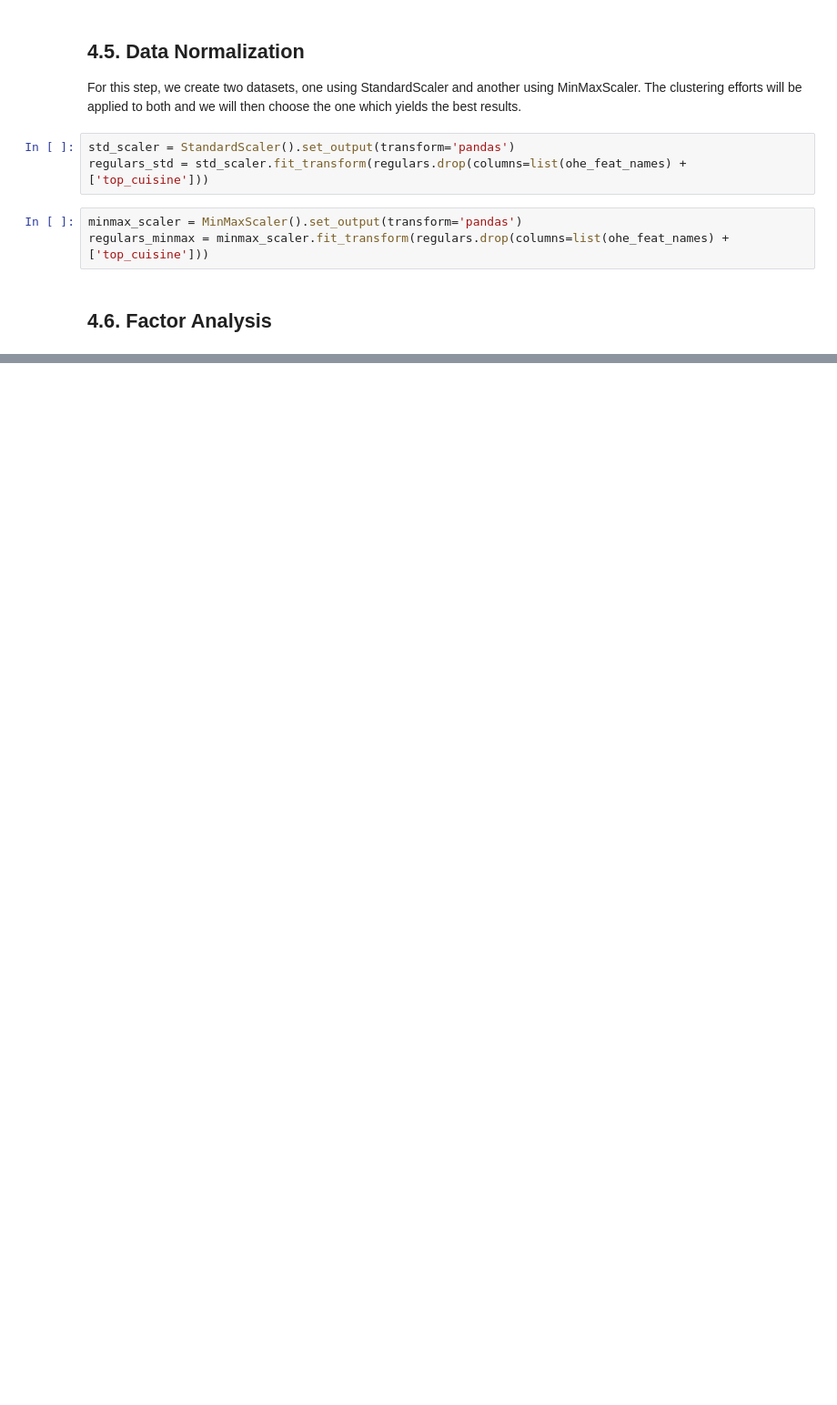
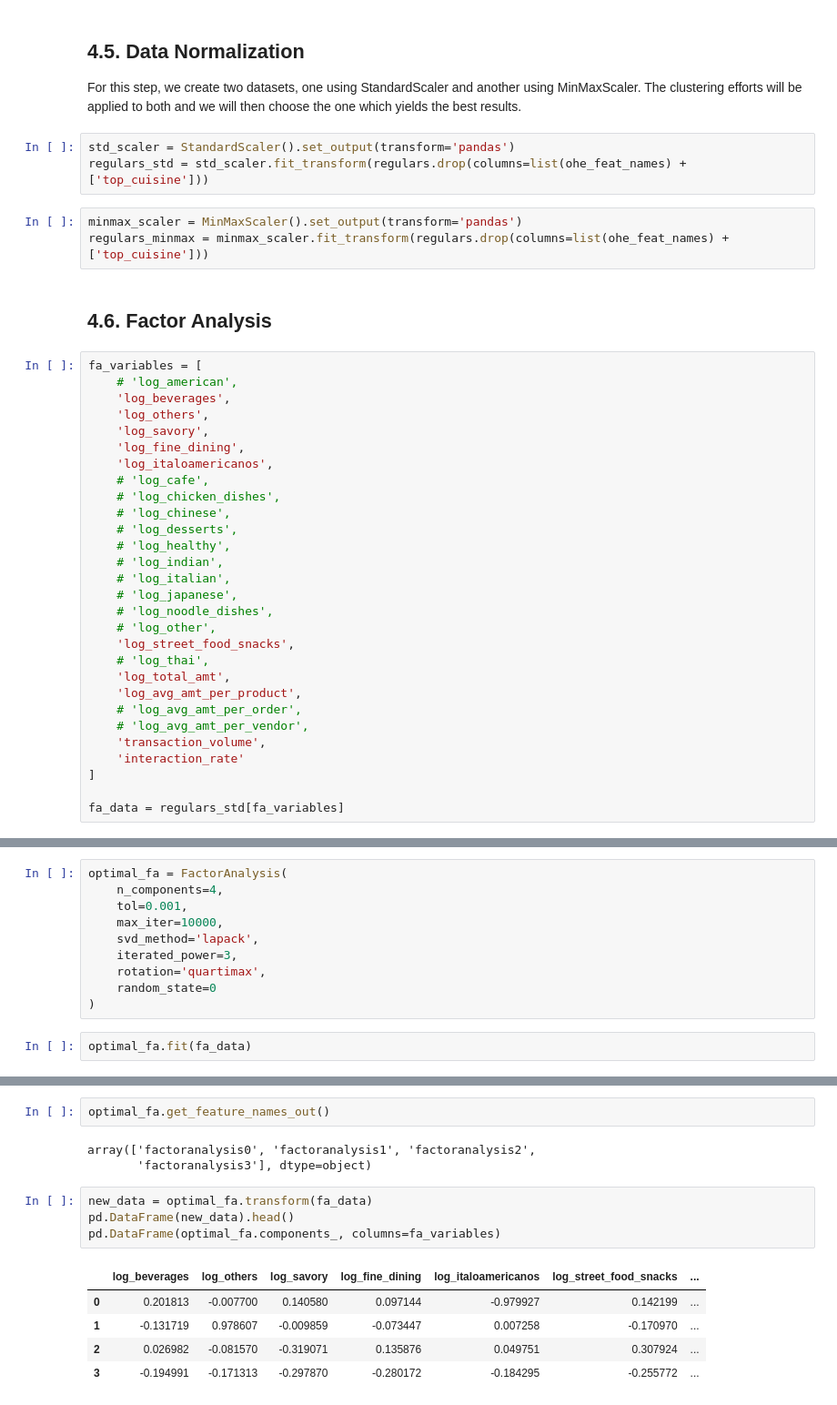
Before and after one commit to M4rtinsFons3caConsulting/DataMining, a Jupyter notebook: scripts/part_ii/DM_Project_20241228_2252.ipynb, the cells around one changed output, grey strips where cells are left out. Shown at 91% size. Cells and saved outputs as stored; diff of their text form; blank space fills up the shorter version.

Commit message:
Added factor analysis

```diff
--- a/scripts/part_ii/DM_Project_20241228_2252.ipynb
+++ b/scripts/part_ii/DM_Project_20241228_2252.ipynb
@@ -778,3 +786,32 @@ minmax_scaler = MinMaxScaler().set_output(transform='pandas')
 regulars_minmax = minmax_scaler.fit_transform(regulars.drop(columns=list(ohe_feat_names) + ['top_cuisine']))
 # %% [markdown]
 ## 4.6. Factor Analysis
+# %%
+fa_variables = [
+    # 'log_american',
+    'log_beverages',
+    'log_others',
+    'log_savory',
+    'log_fine_dining',
+    'log_italoamericanos',
+    # 'log_cafe',
+    # 'log_chicken_dishes',
+    # 'log_chinese',
+    # 'log_desserts',
+    # 'log_healthy',
+    # 'log_indian',
+    # 'log_italian',
+    # 'log_japanese',
+    # 'log_noodle_dishes',
+    # 'log_other',
+    'log_street_food_snacks',
+    # 'log_thai',
+    'log_total_amt',
+    'log_avg_amt_per_product',
+    # 'log_avg_amt_per_order',
+    # 'log_avg_amt_per_vendor',
+    'transaction_volume',
+    'interaction_rate'
+]
+
+fa_data = regulars_std[fa_variables]
@@ -780,0 +895,12 @@ regulars_minmax = minmax_scaler.fit_transform(regulars.drop(columns=list(ohe_fea
+# %%
+optimal_fa = FactorAnalysis(
+    n_components=4,
+    tol=0.001,
+    max_iter=10000,
+    svd_method='lapack',
+    iterated_power=3,
+    rotation='quartimax',
+    random_state=0
+)
+# %%
+optimal_fa.fit(fa_data)
@@ -780,0 +922,15 @@ regulars_minmax = minmax_scaler.fit_transform(regulars.drop(columns=list(ohe_fea
+# %%
+optimal_fa.get_feature_names_out()
+# %% [output]
+array(['factoranalysis0', 'factoranalysis1', 'factoranalysis2',
+       'factoranalysis3'], dtype=object)
+# %%
+new_data = optimal_fa.transform(fa_data)
+pd.DataFrame(new_data).head()
+pd.DataFrame(optimal_fa.components_, columns=fa_variables)
+# %% [output]
+|  | log_beverages | log_others | log_savory | log_fine_dining | log_italoamericanos | log_street_food_snacks | ... |
+| 0 | 0.201813 | -0.007700 | 0.140580 | 0.097144 | -0.979927 | 0.142199 | ... |
+| 1 | -0.131719 | 0.978607 | -0.009859 | -0.073447 | 0.007258 | -0.170970 | ... |
+| 2 | 0.026982 | -0.081570 | -0.319071 | 0.135876 | 0.049751 | 0.307924 | ... |
+| 3 | -0.194991 | -0.171313 | -0.297870 | -0.280172 | -0.184295 | -0.255772 | ... |
```
Also changed, not shown: parts of 9 cells of this notebook.
